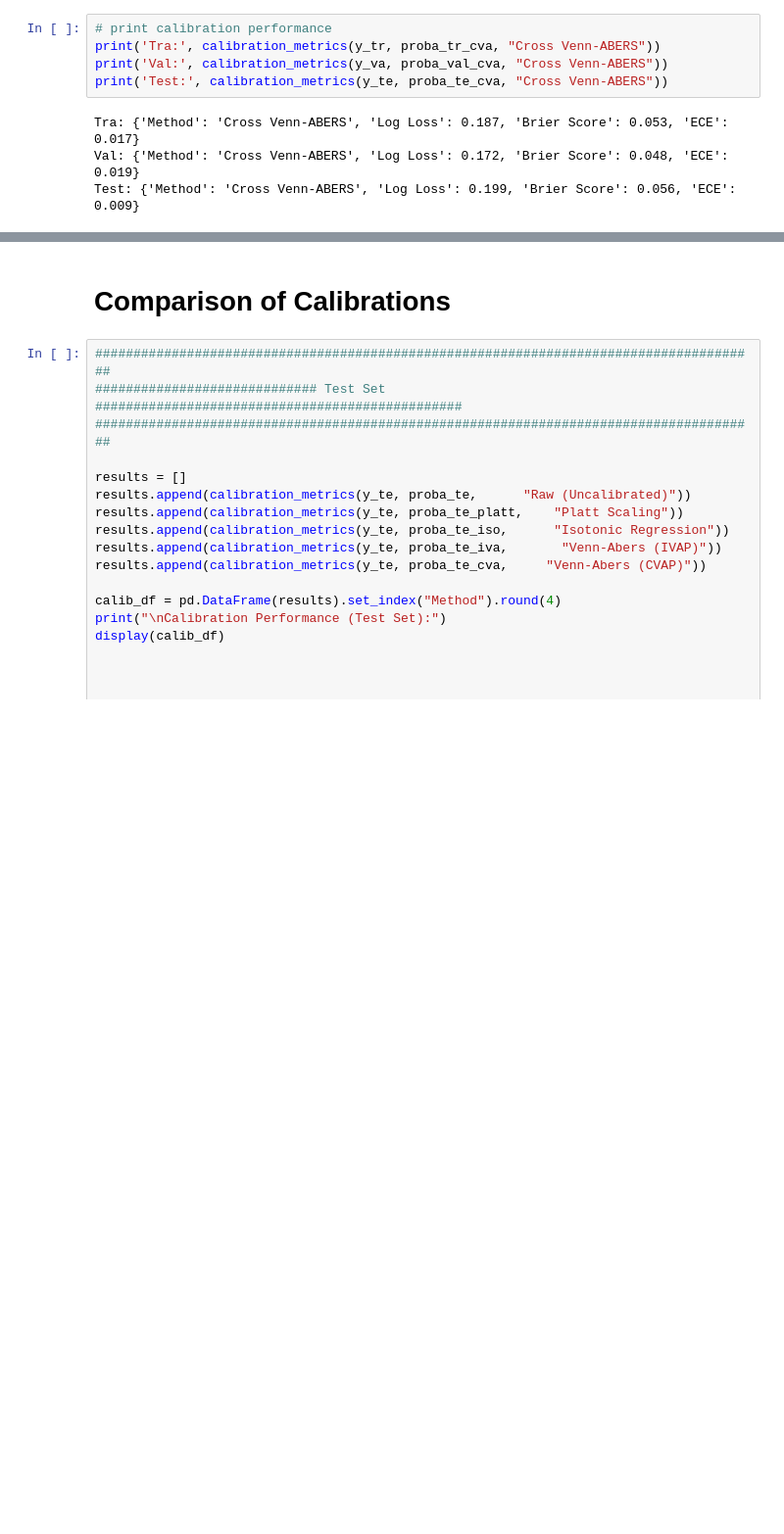
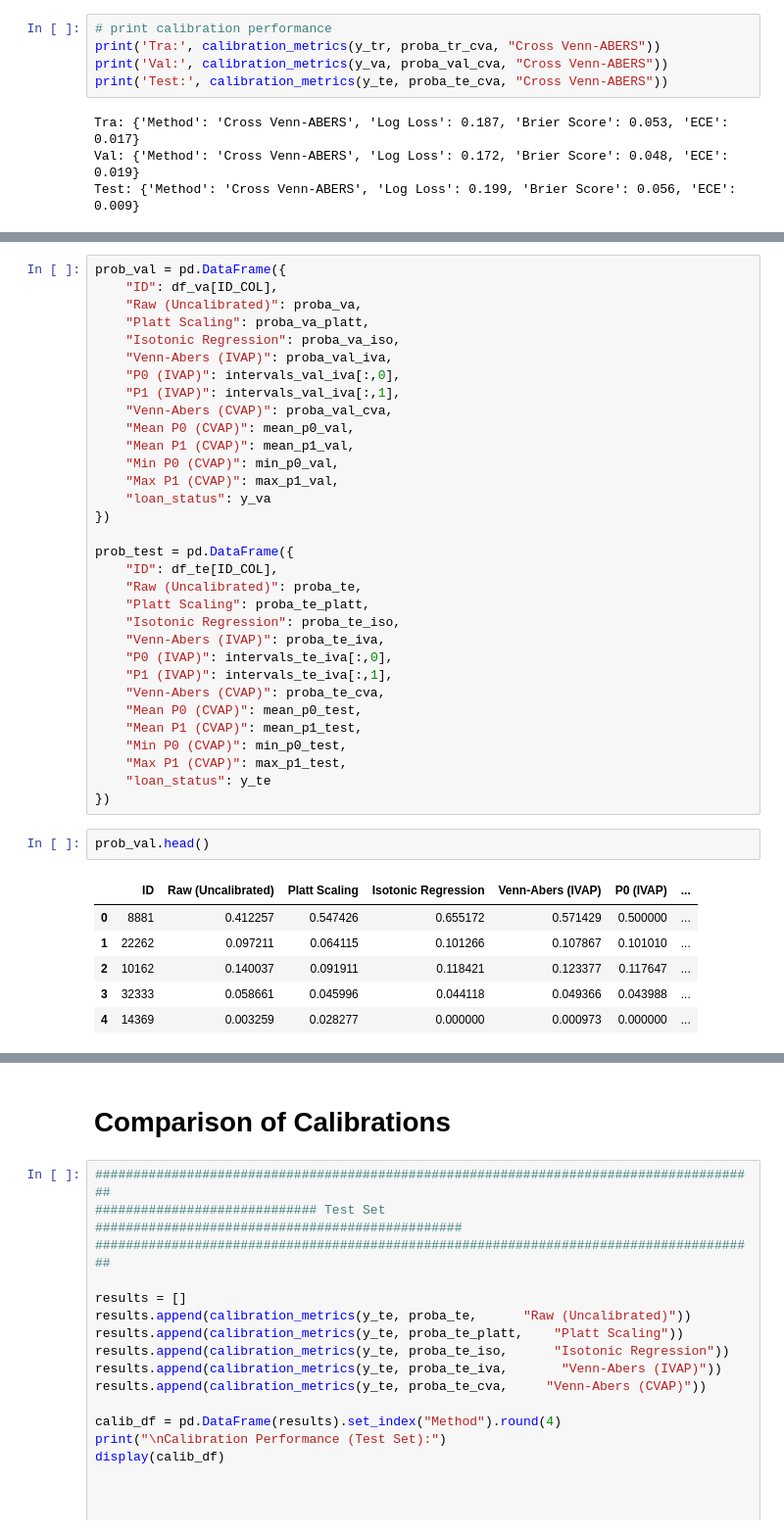
Before and after one commit to sandrokhizanishvili/Credit-Risk-Model-Calibration, a Jupyter notebook: gbm.ipynb, the cells around one changed output, grey strips where cells are left out. Shown at 98% size. Cells and saved outputs as stored; diff of their text form; blank space fills up the shorter version.

```diff
--- a/gbm.ipynb
+++ b/gbm.ipynb
@@ -329,0 +350,41 @@ Test: {'Method': 'Cross Venn-ABERS', 'Log Loss': 0.199, 'Brier Score': 0.056, 'E
+# %%
+prob_val = pd.DataFrame({
+    "ID": df_va[ID_COL],
+    "Raw (Uncalibrated)": proba_va,
+    "Platt Scaling": proba_va_platt,
+    "Isotonic Regression": proba_va_iso,
+    "Venn-Abers (IVAP)": proba_val_iva,
+    "P0 (IVAP)": intervals_val_iva[:,0],
+    "P1 (IVAP)": intervals_val_iva[:,1],
+    "Venn-Abers (CVAP)": proba_val_cva,
+    "Mean P0 (CVAP)": mean_p0_val,
+    "Mean P1 (CVAP)": mean_p1_val,
+    "Min P0 (CVAP)": min_p0_val,
+    "Max P1 (CVAP)": max_p1_val,
+    "loan_status": y_va
+})
+
+prob_test = pd.DataFrame({
+    "ID": df_te[ID_COL],
+    "Raw (Uncalibrated)": proba_te,
+    "Platt Scaling": proba_te_platt,
+    "Isotonic Regression": proba_te_iso,
+    "Venn-Abers (IVAP)": proba_te_iva,
+    "P0 (IVAP)": intervals_te_iva[:,0],
+    "P1 (IVAP)": intervals_te_iva[:,1],
+    "Venn-Abers (CVAP)": proba_te_cva,
+    "Mean P0 (CVAP)": mean_p0_test,
+    "Mean P1 (CVAP)": mean_p1_test,
+    "Min P0 (CVAP)": min_p0_test,
+    "Max P1 (CVAP)": max_p1_test,
+    "loan_status": y_te
+})
+# %%
+prob_val.head()
+# %% [output]
+|  | ID | Raw (Uncalibrated) | Platt Scaling | Isotonic Regression | Venn-Abers (IVAP) | P0 (IVAP) | ... |
+| 0 | 8881 | 0.412257 | 0.547426 | 0.655172 | 0.571429 | 0.500000 | ... |
+| 1 | 22262 | 0.097211 | 0.064115 | 0.101266 | 0.107867 | 0.101010 | ... |
+| 2 | 10162 | 0.140037 | 0.091911 | 0.118421 | 0.123377 | 0.117647 | ... |
+| 3 | 32333 | 0.058661 | 0.045996 | 0.044118 | 0.049366 | 0.043988 | ... |
+| 4 | 14369 | 0.003259 | 0.028277 | 0.000000 | 0.000973 | 0.000000 | ... |
```
Also changed, not shown: parts of 9 cells of this notebook.
